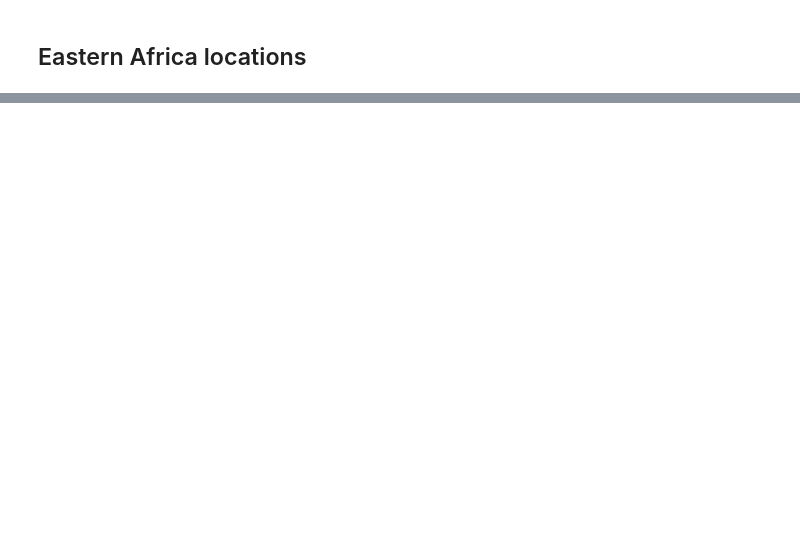
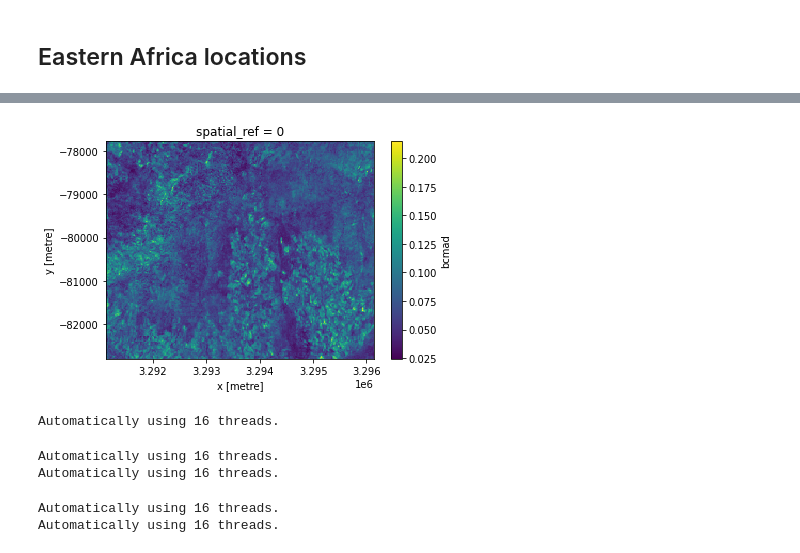
Before and after one commit to fangfy/deafrica-sandbox-notebooks, a Jupyter notebook: dev_test/test_s2_geomedian_tmad.ipynb, the cells around one changed output, grey strips where cells are left out. Cells and saved outputs as stored; diff of their text form; code cells hidden in the pictures; blank space fills up the shorter version.

```diff
--- a/dev_test/test_s2_geomedian_tmad.ipynb
+++ b/dev_test/test_s2_geomedian_tmad.ipynb
@@ -129,0 +195,4 @@ data[['swir_1', 'nir_1', 'red']].to_array().plot.imshow(robust=True, figsize=(10
+# %%
+ref.bcmad.plot.imshow();
+# %% [output]
+[figure, added]
@@ -129,0 +203,18 @@ data[['swir_1', 'nir_1', 'red']].to_array().plot.imshow(robust=True, figsize=(10
+# %%
+gm = hdstats.nangeomedian_pcm(arr, nocheck=False, eps=1e-6)
+# %% [output]
+Automatically using 16 threads.
+# %%
+edist = hdstats.eucdist(arr, gm)
+emad = np.nanmedian(edist, axis=2)
+cdist = hdstats.cosdist(arr, gm)
+smad = np.nanmedian(cdist, axis=2)
+# %% [output]
+Automatically using 16 threads.
+Automatically using 16 threads.
+# %%
+emad_pcm = hdstats.emad_pcm(arr, gm)
+smad_pcm = hdstats.smad_pcm(arr, gm)
+# %% [output]
+Automatically using 16 threads.
+Automatically using 16 threads.
```
Also changed, not shown: parts of 18 cells of this notebook, 1 other file.
